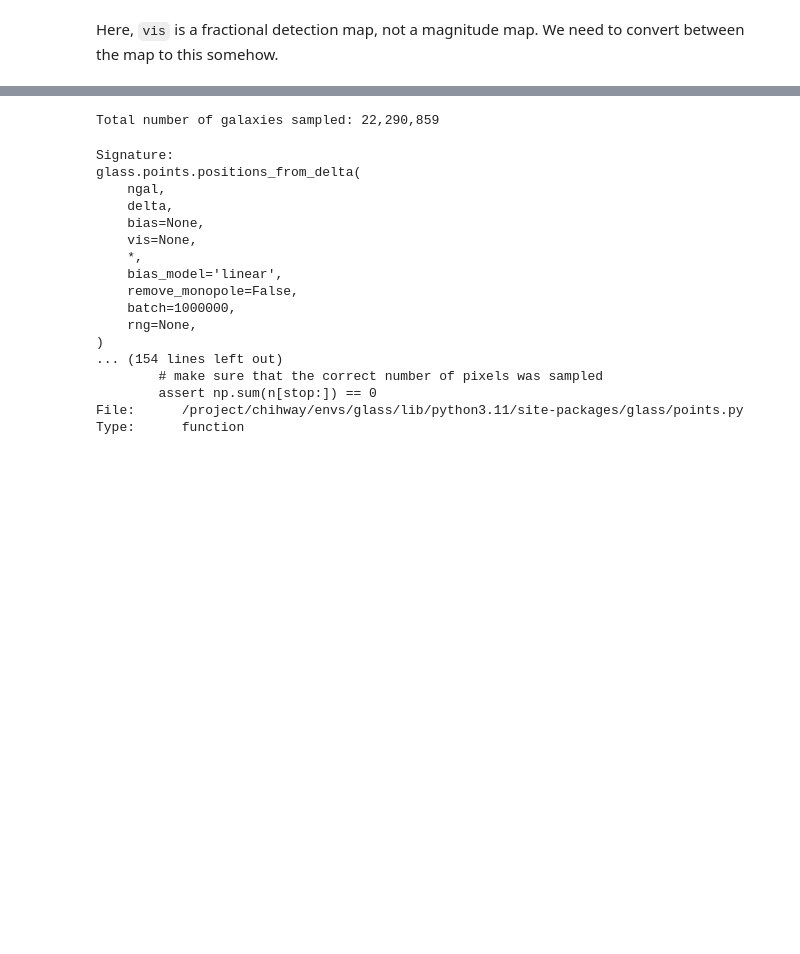
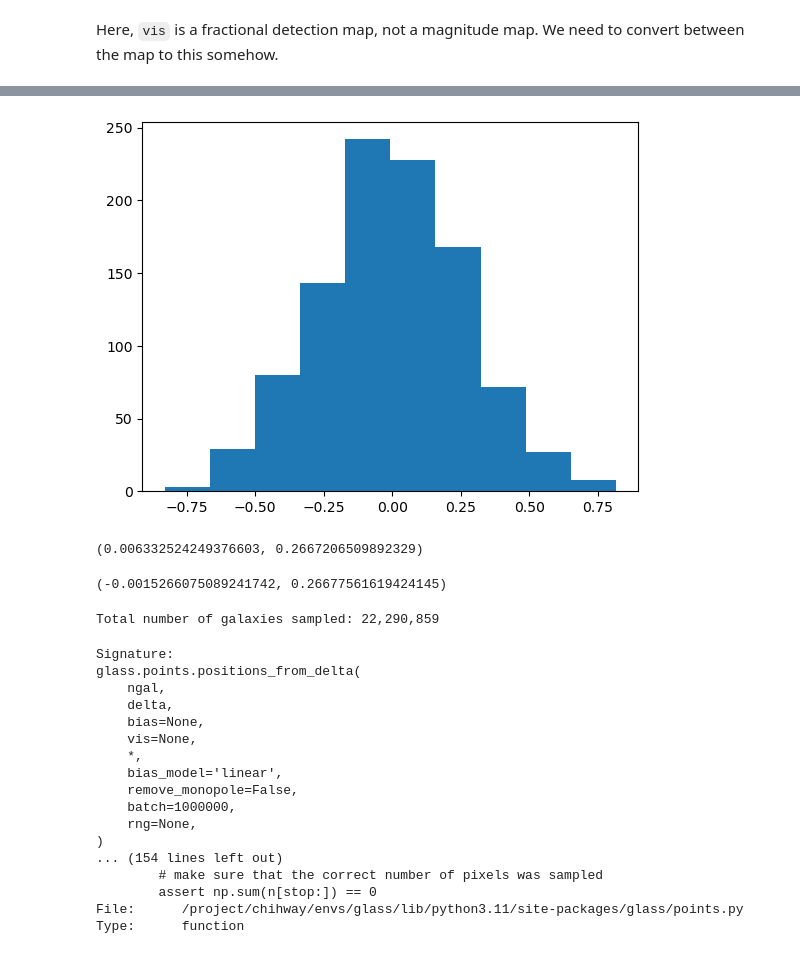
Before and after one commit to ShrihanSolo/glass_guide, a Jupyter notebook: examples/weak_lensing/stage4_survey.ipynb, the cells around one changed output, grey strips where cells are left out. Cells and saved outputs as stored; diff of their text form; code cells hidden in the pictures; blank space fills up the shorter version.

```diff
--- a/examples/weak_lensing/stage4_survey.ipynb
+++ b/examples/weak_lensing/stage4_survey.ipynb
@@ -85,3 +143,16 @@ plt.show()
+# %%
+plt.hist(np.imag(gal_eps))
+plt.show()
+# %% [output]
+[figure, added]
+# %%
+np.real(gal_eps).mean(), np.real(gal_eps).std()
+# %% [output]
+(0.006332524249376603, 0.2667206509892329)
+# %%
+np.imag(gal_eps).mean(), np.imag(gal_eps).std()
+# %% [output]
+(-0.0015266075089241742, 0.26677561619424145)
 # %%
 # we will store the catalogue as a structured numpy array, initially empty
 catalogue = np.empty(0, dtype=[('RA', float), ('DEC', float),
```
Also changed, not shown: parts of 10 cells of this notebook, 1 other file.
